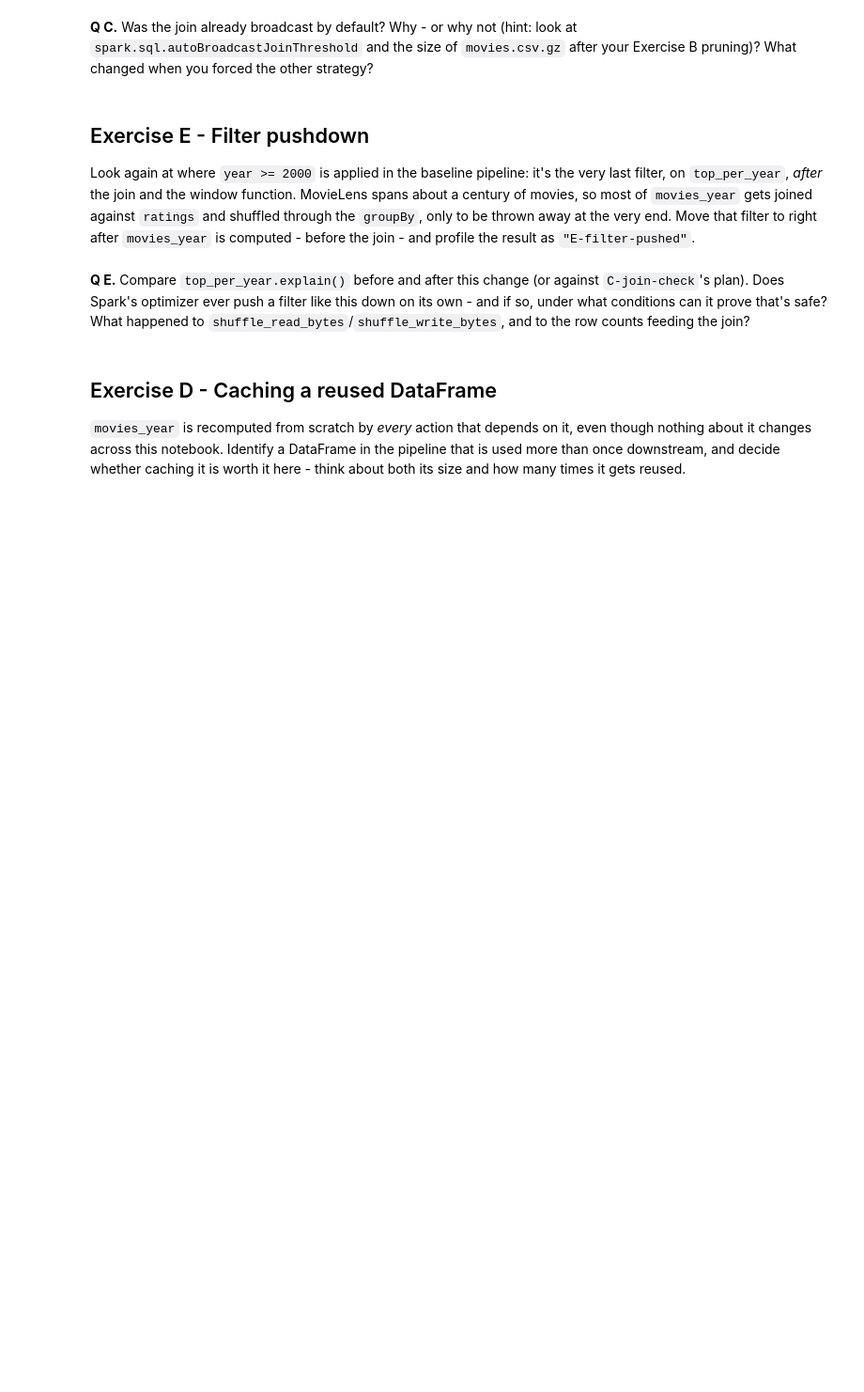
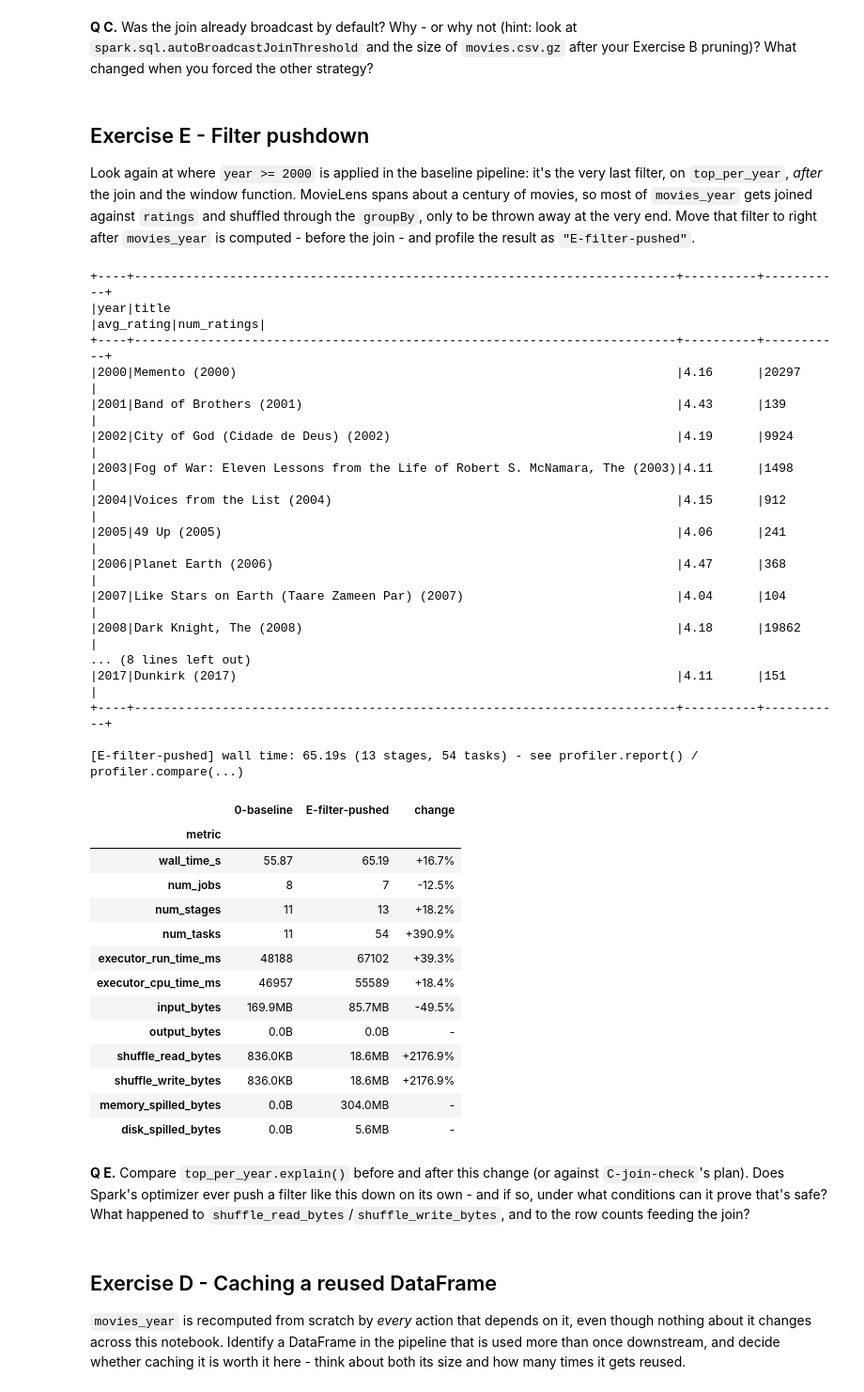
Before and after one commit to KingPixelKP/CompParLabs, a Jupyter notebook: lab03/notebooks/profiling_exercises.ipynb, the cells around one changed output. Shown at 94% size. Cells and saved outputs as stored; diff of their text form; code cells hidden in the pictures; blank space fills up the shorter version.

```diff
--- a/lab03/notebooks/profiling_exercises.ipynb
+++ b/lab03/notebooks/profiling_exercises.ipynb
@@ -202,36 +325,69 @@ result as `"E-filter-pushed"`.
 # %%
 with profiler.profile("E-filter-pushed"):
     movies = (spark.read.option("header", "true").option("inferSchema", "true")
               .csv(dataFolder + "movies.csv.gz"))
     ratings = (spark.read.option("header", "true").schema(ratings_schema)
-               .csv(dataFolder + "ratings*.csv.gz")
-               # TODO: reuse your Exercise A/B fixes here
+               .csv(dataFolder + "ratings1.csv.gz")
+               .repartition(target_partitions)
+               .select("movieId", "rating")
                )
 
     movies_year = (movies
                    .withColumn("year_str", sf.regexp_extract("title", r'^(.*) \(([0-9 \-]*)\)$', 2))
                    .withColumn("year", sf.when(sf.col("year_str").rlike(r'^[0-9]+$'), sf.col("year_str").cast(IntegerType())))
                    .drop("year_str")
-                   .filter("year IS NOT NULL")
-                   # TODO: push the "year >= 2000" filter here, as early as possible
+                   .filter("year IS NOT NULL and year >= 2000")
+                   .select("movieId","year","title")
                    )
 
     avg_ratings = (movies_year.join(ratings, on="movieId")
                    .groupBy("year", "title")
                    .agg(sf.round(sf.avg("rating"), 2).alias("avg_rating"),
                         sf.count("*").alias("num_ratings"))
                    .filter("num_ratings > 100"))
 
     w = Window.partitionBy("year").orderBy(sf.desc("avg_rating"))
     top_per_year = (avg_ratings
                     .withColumn("rank", sf.row_number().over(w))
                     .filter("rank = 1")   # the year filter has already been applied upstream
                     .orderBy("year")
                     .select("year", "title", "avg_rating", "num_ratings"))
 
     top_per_year.show(30, truncate=False)
 
 profiler.compare("0-baseline", "E-filter-pushed")
+# %% [output]
++----+--------------------------------------------------------------------------+----------+-----------+
+|year|title                                                                     |avg_rating|num_ratings|
++----+--------------------------------------------------------------------------+----------+-----------+
+|2000|Memento (2000)                                                            |4.16      |20297      |
+|2001|Band of Brothers (2001)                                                   |4.43      |139        |
+|2002|City of God (Cidade de Deus) (2002)                                       |4.19      |9924       |
+|2003|Fog of War: Eleven Lessons from the Life of Robert S. McNamara, The (2003)|4.11      |1498       |
+|2004|Voices from the List (2004)                                               |4.15      |912        |
+|2005|49 Up (2005)                                                              |4.06      |241        |
+|2006|Planet Earth (2006)                                                       |4.47      |368        |
+|2007|Like Stars on Earth (Taare Zameen Par) (2007)                             |4.04      |104        |
+|2008|Dark Knight, The (2008)                                                   |4.18      |19862      |
+... (8 lines left out)
+|2017|Dunkirk (2017)                                                            |4.11      |151        |
++----+--------------------------------------------------------------------------+----------+-----------+
+
+[E-filter-pushed] wall time: 65.19s (13 stages, 54 tasks) - see profiler.report() / profiler.compare(...)
+|  | 0-baseline | E-filter-pushed | change |
+| metric |  |  |  |
+| wall_time_s | 55.87 | 65.19 | +16.7% |
+| num_jobs | 8 | 7 | -12.5% |
+| num_stages | 11 | 13 | +18.2% |
+| num_tasks | 11 | 54 | +390.9% |
+| executor_run_time_ms | 48188 | 67102 | +39.3% |
+| executor_cpu_time_ms | 46957 | 55589 | +18.4% |
+| input_bytes | 169.9MB | 85.7MB | -49.5% |
+| output_bytes | 0.0B | 0.0B | - |
+| shuffle_read_bytes | 836.0KB | 18.6MB | +2176.9% |
+| shuffle_write_bytes | 836.0KB | 18.6MB | +2176.9% |
+| memory_spilled_bytes | 0.0B | 304.0MB | - |
+| disk_spilled_bytes | 0.0B | 5.6MB | - |
 # %% [markdown]
 **Q E.** Compare `top_per_year.explain()` before and after this change (or
 against `C-join-check`'s plan). Does Spark's optimizer ever push a filter
```
Also changed, not shown: parts of 8 cells of this notebook, 10 other files.
